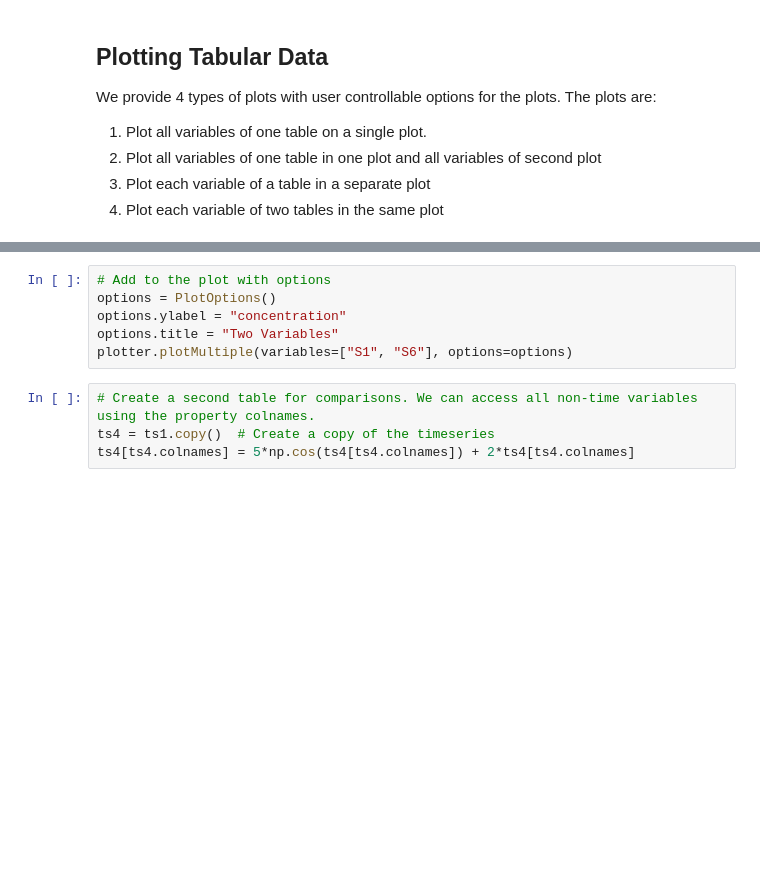
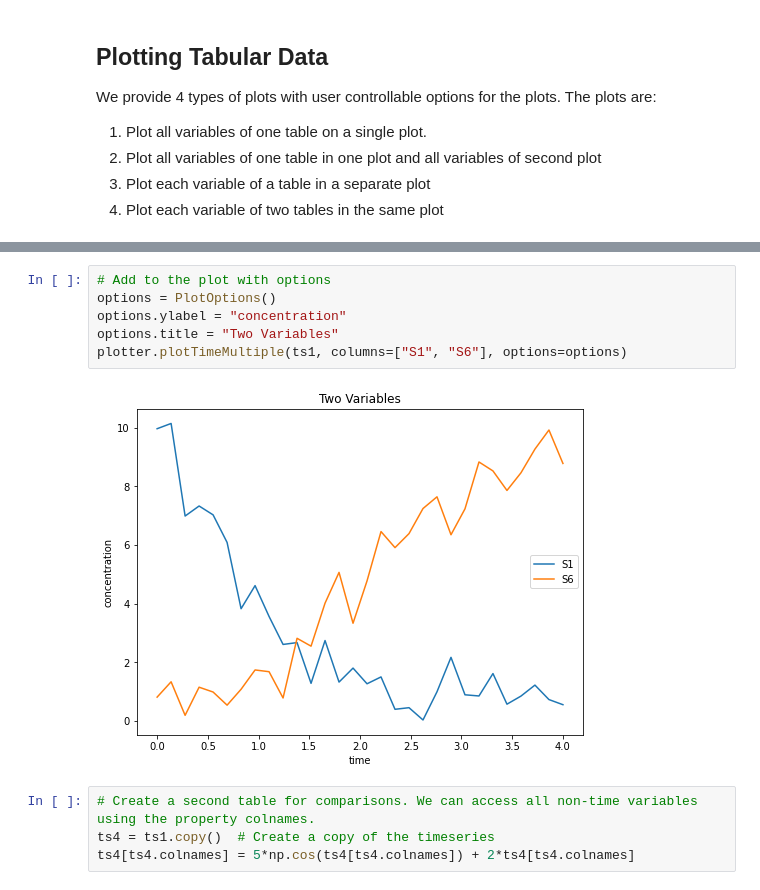
Before and after one commit to sys-bio/teUtils, a Jupyter notebook: teUtils/notebooks/Tutorial on Utilities for Model Fitting.ipynb, the cells around one changed output, grey strips where cells are left out. Drawn from its saved outputs; the diff is of its cells as text; blank space fills up the shorter version.

```diff
--- a/teUtils/notebooks/Tutorial on Utilities for Model Fitting.ipynb
+++ b/teUtils/notebooks/Tutorial on Utilities for Model Fitting.ipynb
@@ -266,9 +258,11 @@ plotter.plotMultiple(variables=["S1", "S6"])
 # %%
 # Add to the plot with options
 options = PlotOptions()
 options.ylabel = "concentration"
 options.title = "Two Variables"
-plotter.plotMultiple(variables=["S1", "S6"], options=options)
+plotter.plotTimeMultiple(ts1, columns=["S1", "S6"], options=options)
+# %% [output]
+[figure, added]
 # %%
 # Create a second table for comparisons. We can access all non-time variables using the property colnames.
 ts4 = ts1.copy()  # Create a copy of the timeseries
```
Also changed, not shown: parts of 21 cells of this notebook, 2 other files.
